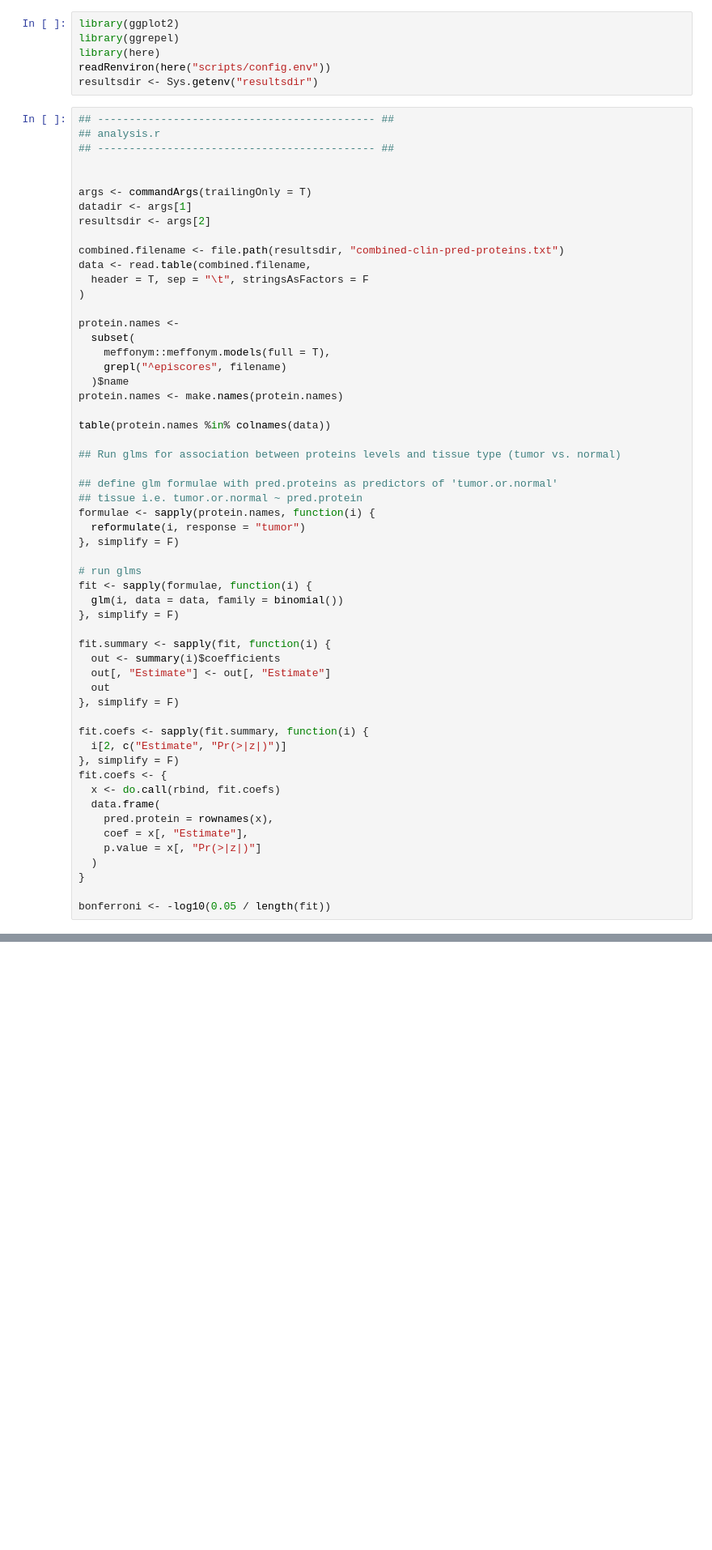
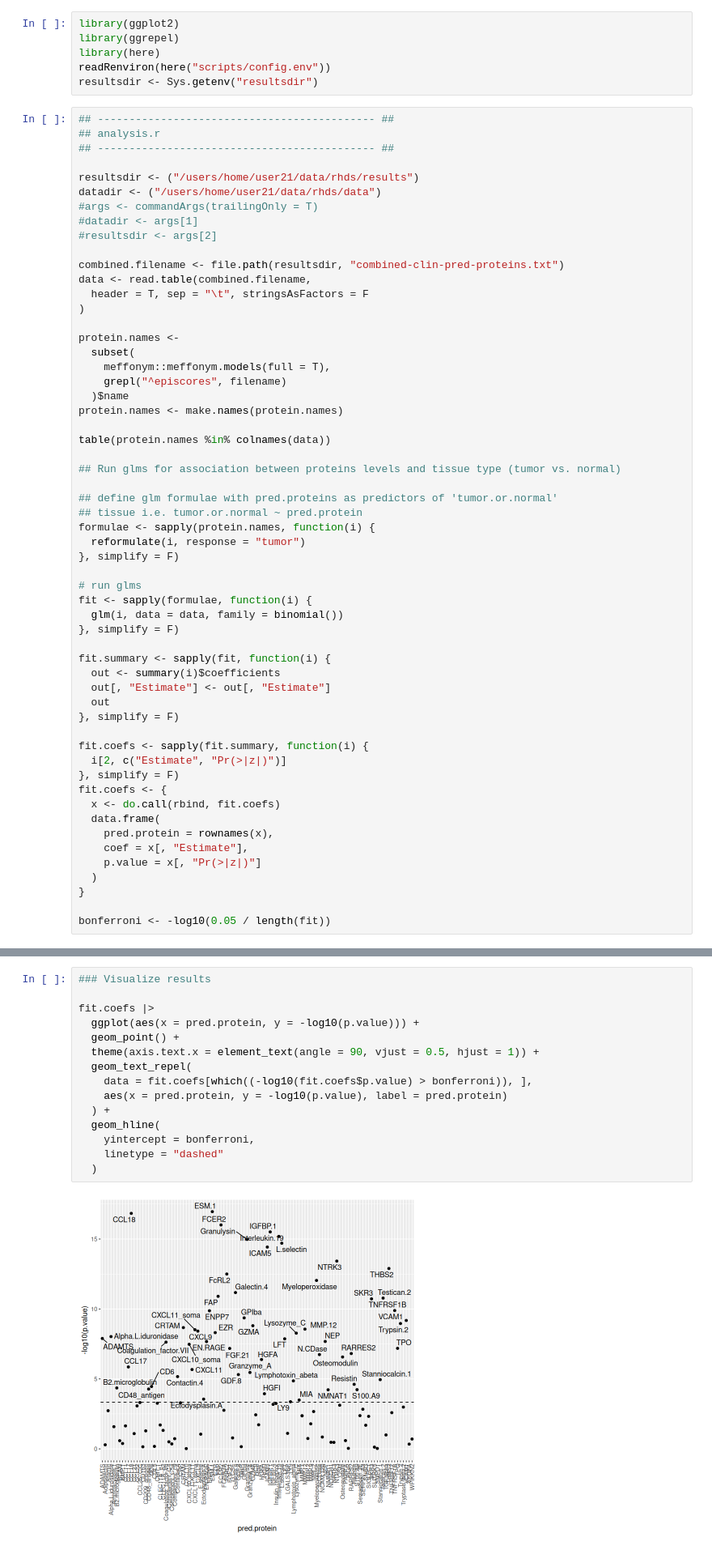
Before and after one commit to fernandam93/rhds, a Jupyter notebook: scripts/initial-analysis.ipynb, the cells around one changed output, grey strips where cells are left out. Shown at 81% size. Drawn from its saved outputs; the diff is of its cells as text; blank space fills up the shorter version.

```diff
--- a/scripts/initial-analysis.ipynb
+++ b/scripts/initial-analysis.ipynb
@@ -9,10 +9,11 @@ resultsdir <- Sys.getenv("resultsdir")
 ## analysis.r
 ## -------------------------------------------- ##
 
-
-args <- commandArgs(trailingOnly = T)
-datadir <- args[1]
-resultsdir <- args[2]
+resultsdir <- ("/users/home/user21/data/rhds/results")
+datadir <- ("/users/home/user21/data/rhds/data")
+#args <- commandArgs(trailingOnly = T)
+#datadir <- args[1]
+#resultsdir <- args[2]
 
 combined.filename <- file.path(resultsdir, "combined-clin-pred-proteins.txt")
 data <- read.table(combined.filename,
@@ -66,0 +84,17 @@ ERROR: Error in file(file, "rt"): cannot open the connection
+# %%
+### Visualize results
+
+fit.coefs |>
+  ggplot(aes(x = pred.protein, y = -log10(p.value))) +
+  geom_point() +
+  theme(axis.text.x = element_text(angle = 90, vjust = 0.5, hjust = 1)) +
+  geom_text_repel(
+    data = fit.coefs[which((-log10(fit.coefs$p.value) > bonferroni)), ],
+    aes(x = pred.protein, y = -log10(p.value), label = pred.protein)
+  ) +
+  geom_hline(
+    yintercept = bonferroni,
+    linetype = "dashed"
+  )
+# %% [output]
+[figure, added]
```
Also changed, not shown: parts of 1 cell of this notebook.
